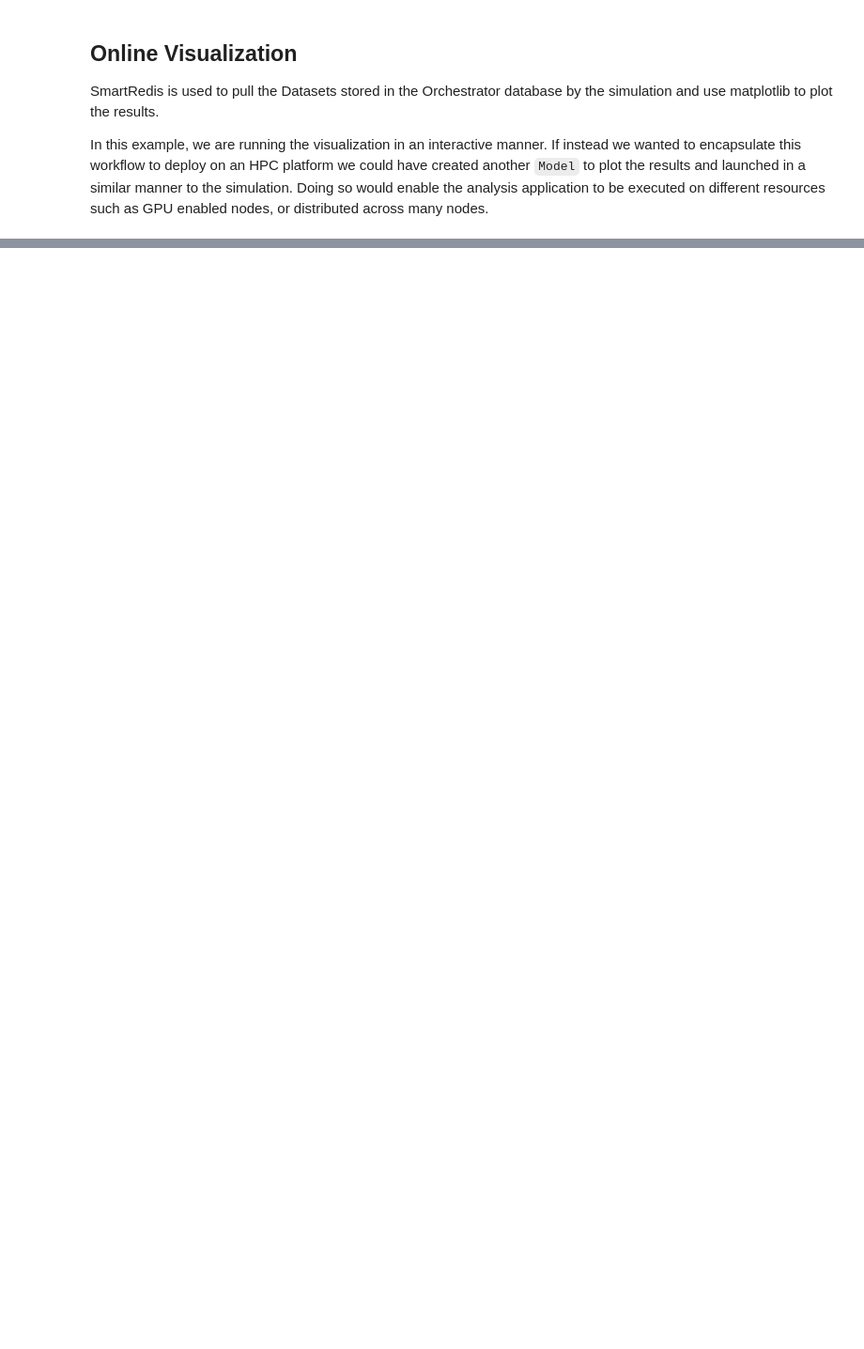
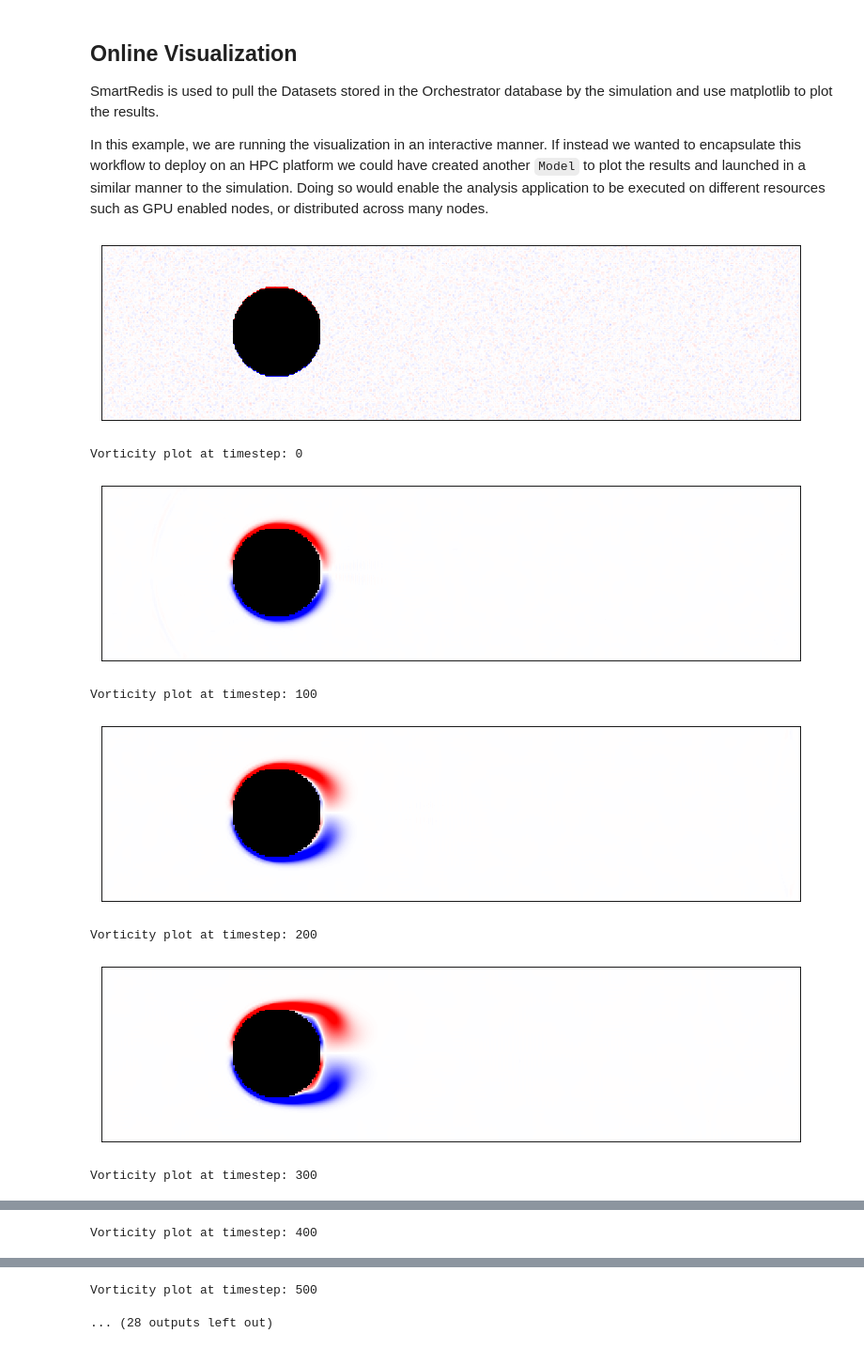
Before and after one commit to rickybalin/SmartSim, a Jupyter notebook: tutorials/online_analysis/lattice/online_analysis.ipynb, the cells around one changed output, grey strips where cells are left out. Shown: that part at 94% size. Cells and saved outputs as stored; diff of their text form; code cells hidden in the pictures; blank space fills up the shorter version.

```diff
--- a/tutorials/online_analysis/lattice/online_analysis.ipynb
+++ b/tutorials/online_analysis/lattice/online_analysis.ipynb
@@ -142,17 +161,26 @@ or distributed across many nodes.
 # %%
 # connect a SmartRedis client to retrieve data while the
 # simulation is producing it and storing it within the
 # orchestrator database
 client = Client(address=db.get_address()[0], cluster=False)
 
 # Get the cylinder location in the mesh
 client.poll_key(f"cylinder", 300, 1000)
 cylinder = client.get_tensor("cylinder").astype(bool)
 
-# plot every 700th timestep
-for i in range(0, time_steps, 50):
+# plot every 100 timestep
+for i in range(0, time_steps, 100):
     client.poll_dataset(f"data_{i}", 300, 1000)
     dataset = client.get_dataset(f"data_{i}")
     ux, uy = dataset.get_tensor("ux"), dataset.get_tensor("uy")
 
     plot_lattice_vorticity(i, ux, uy, cylinder)
+# %% [output]
+[figure, added]
+Vorticity plot at timestep: 0
+[figure, added]
+Vorticity plot at timestep: 100
+[figure, added]
+Vorticity plot at timestep: 200
+[figure, added]
+Vorticity plot at timestep: 300
@@ -158,0 +188 @@ for i in range(0, time_steps, 50):
+Vorticity plot at timestep: 400
@@ -159,3 +190,5 @@ for i in range(0, time_steps, 50):
+Vorticity plot at timestep: 500
+... (28 outputs left out)
 # %%
 # Optionally clear the database
 client.flush_db(db.get_address())
```
Also changed, not shown: parts of 7 cells of this notebook, 2 other files.
